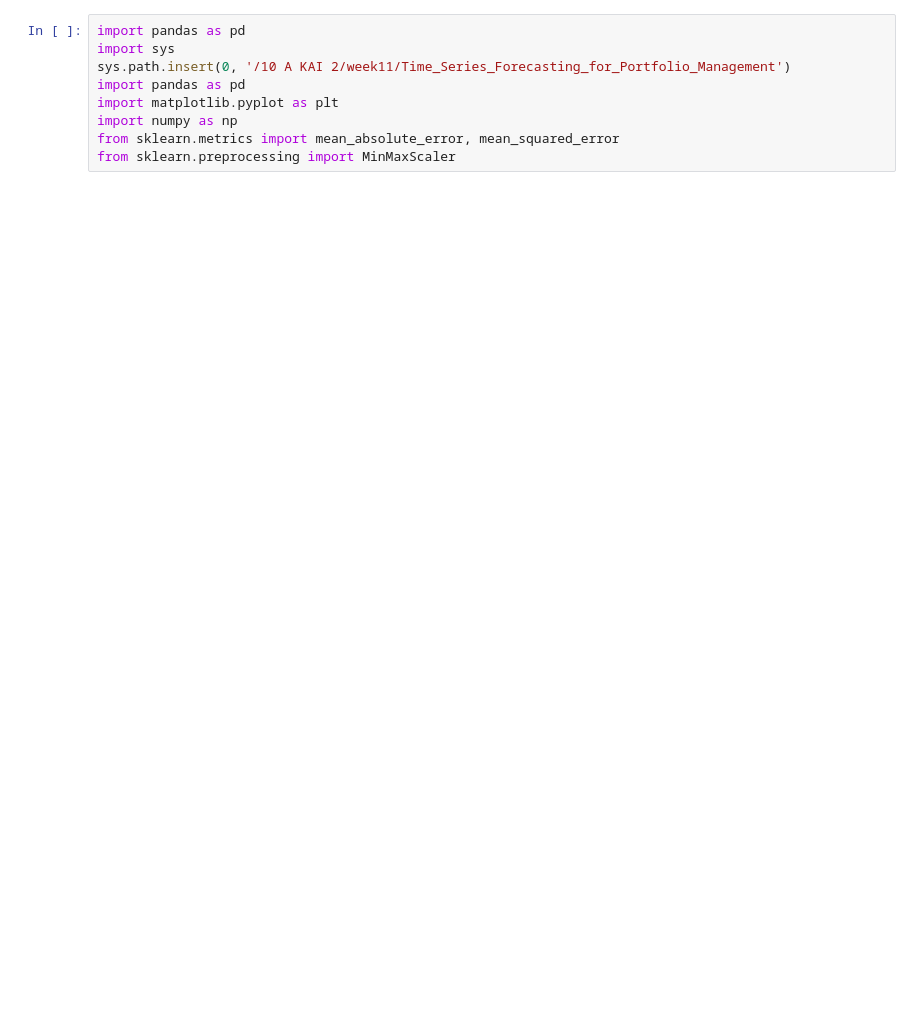
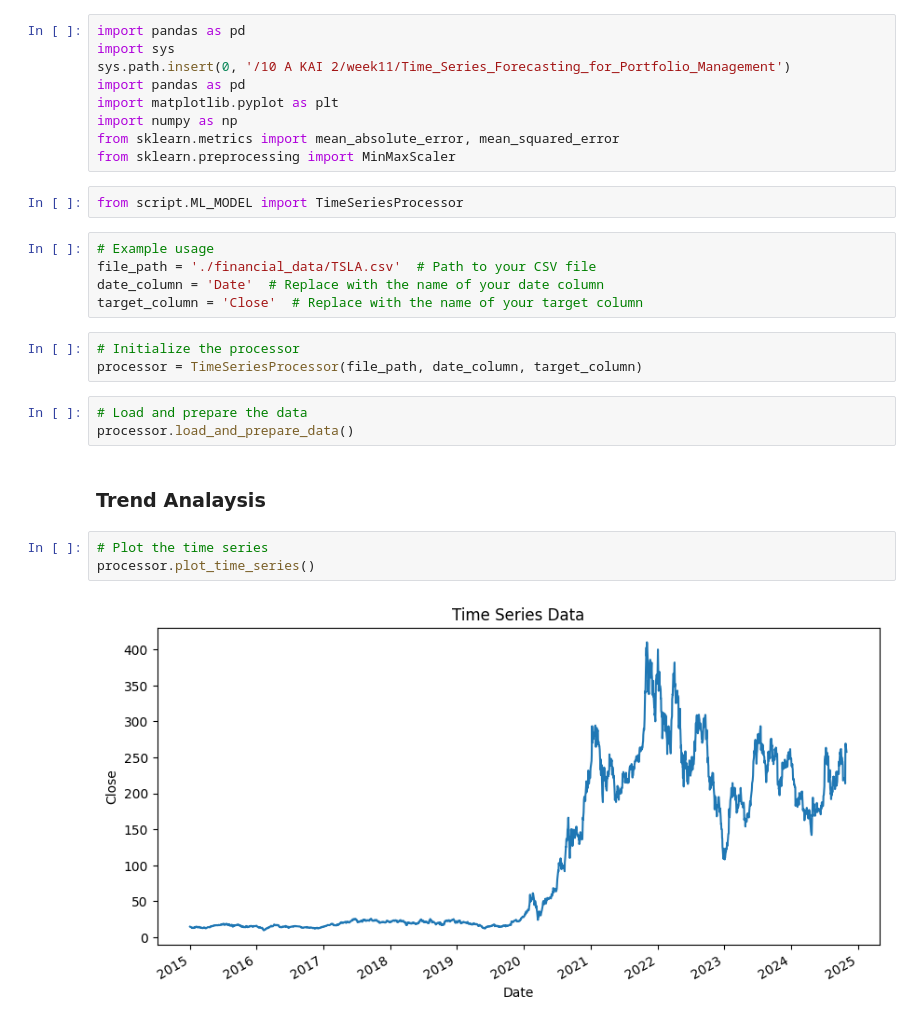
Before and after one commit to Marta233/Time_Series_Forecasting_for_Portfolio_Management, a Jupyter notebook: notebook/ML_MODEL.ipynb, the cells around one changed output. Cells and saved outputs as stored; diff of their text form; blank space fills up the shorter version.

```diff
--- a/notebook/ML_MODEL.ipynb
+++ b/notebook/ML_MODEL.ipynb
@@ -7,3 +7,23 @@ import matplotlib.pyplot as plt
 import numpy as np
 from sklearn.metrics import mean_absolute_error, mean_squared_error
 from sklearn.preprocessing import MinMaxScaler
+# %%
+from script.ML_MODEL import TimeSeriesProcessor
+# %%
+# Example usage
+file_path = './financial_data/TSLA.csv'  # Path to your CSV file
+date_column = 'Date'  # Replace with the name of your date column
+target_column = 'Close'  # Replace with the name of your target column
+# %%
+# Initialize the processor
+processor = TimeSeriesProcessor(file_path, date_column, target_column)
+# %%
+# Load and prepare the data
+processor.load_and_prepare_data()
+# %% [markdown]
+### Trend Analaysis
+# %%
+# Plot the time series
+processor.plot_time_series()
+# %% [output]
+[figure, added]
```
Also changed, not shown: parts of 20 cells of this notebook.
